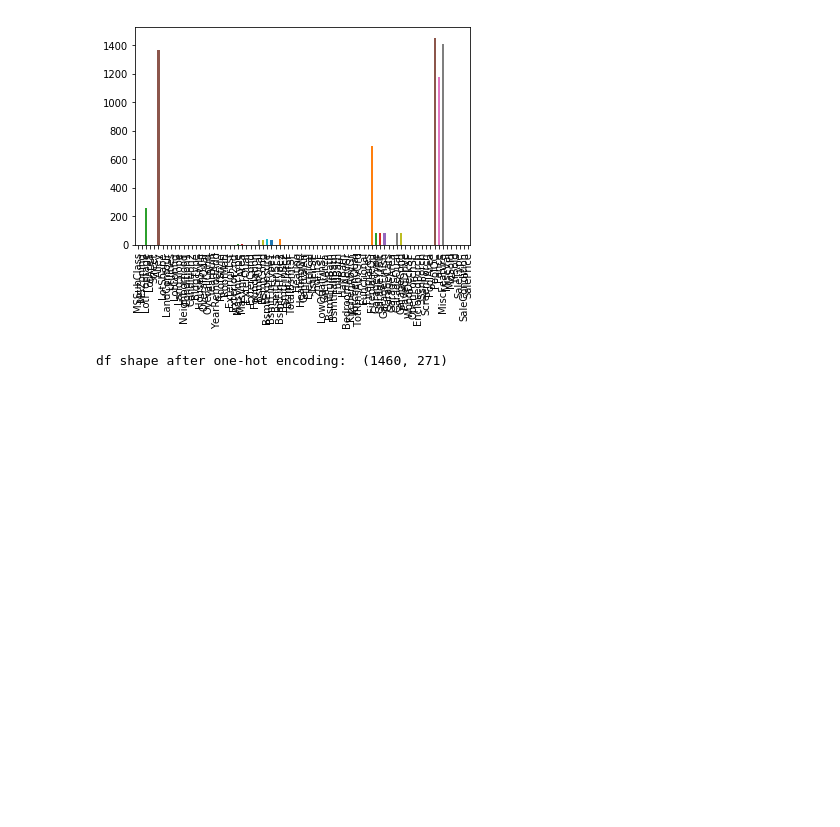
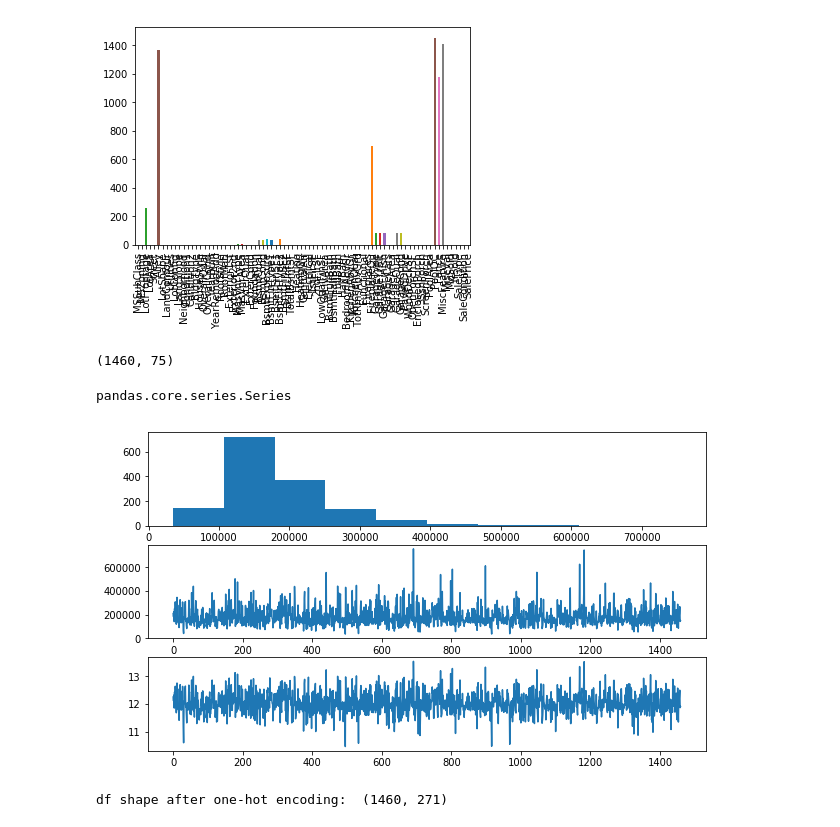
Before and after one commit to Jiawei2333/House_price_predictor, a Jupyter notebook: House_price_predictor.ipynb, the cells around one changed output. Saved outputs shown, nothing was run; the diff lists cells and outputs as text; code cells hidden in the pictures; blank space fills up the shorter version.

```diff
--- a/House_price_predictor.ipynb
+++ b/House_price_predictor.ipynb
@@ -26,4 +26,23 @@ Original df shape:  (1460, 80)
 Any NaN in target:  False
 df shape after dropping NaN columns:  (1460, 75)
 [figure]
+# %%
+# Visualize the sale price
+fig = plt.figure(figsize=(10,10))
+num_rows = 5
+ax1 = fig.add_subplot(num_rows,1,1)
+ax2 = fig.add_subplot(num_rows,1,2)
+ax3 = fig.add_subplot(num_rows,1,3)
+print(df.shape)
+log_price = np.log(df.SalePrice)
+
+ax1.hist(df.SalePrice)
+ax2.plot(df.SalePrice)
+ax3.plot(log_price)
+
+type(log_price)
+# %% [output]
+(1460, 75)
+pandas.core.series.Series
+[figure, added]
 # %%
```
Also changed, not shown: parts of 12 cells of this notebook.
